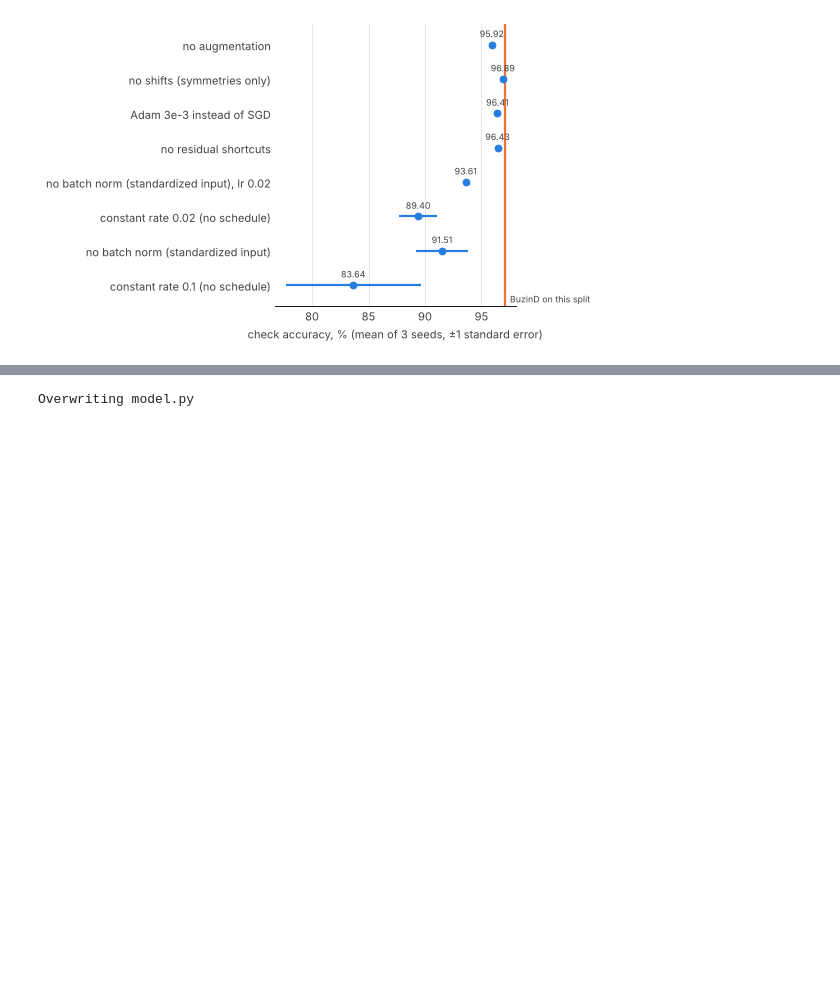
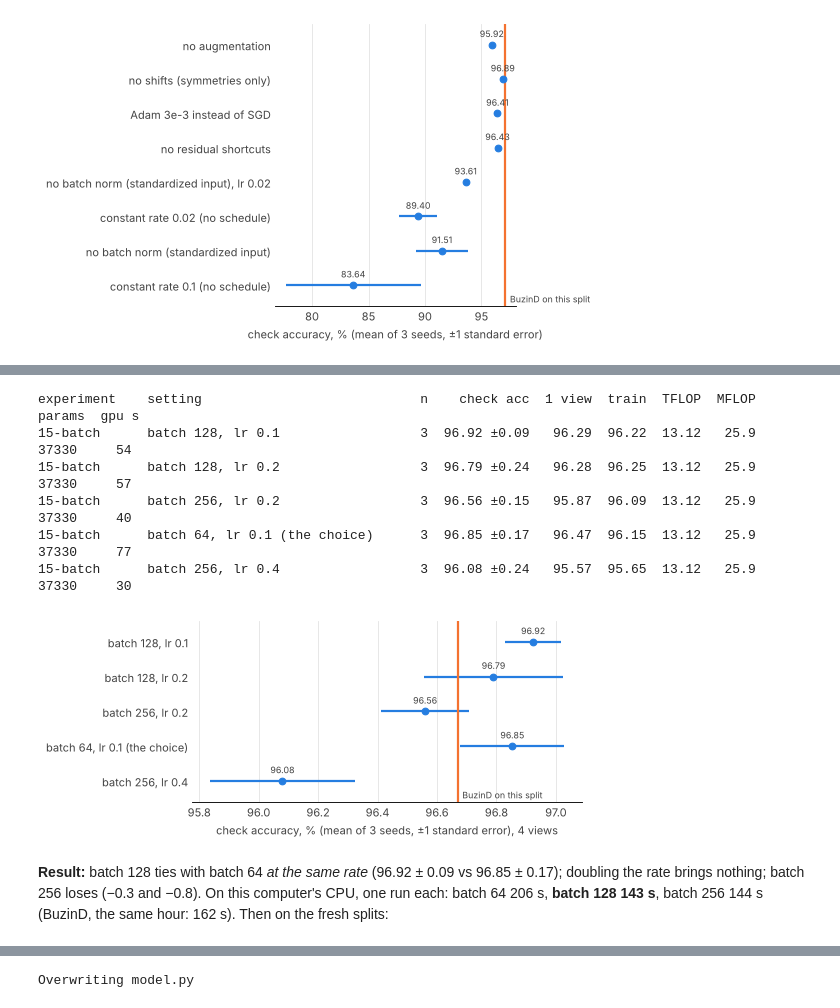
Before and after one commit to dewansa/undefined-eurosat, a Jupyter notebook: submissions/autoresearch/3-confirm-and-submit.ipynb, the cells around one changed output, grey strips where cells are left out. Cells and saved outputs as stored; diff of their text form; code cells hidden in the pictures; blank space fills up the shorter version.

```diff
--- a/submissions/autoresearch/3-confirm-and-submit.ipynb
+++ b/submissions/autoresearch/3-confirm-and-submit.ipynb
@@ -104,0 +125,16 @@ Running the next cell writes `model.py`; GitHub only ever sees that file.
+# %%
+show("15-batch")
+plot_settings("15-batch", bar=96.67, views=4);
+# %% [output]
+experiment    setting                            n    check acc  1 view  train  TFLOP  MFLOP   params  gpu s
+15-batch      batch 128, lr 0.1                  3  96.92 ±0.09   96.29  96.22  13.12   25.9    37330     54
+15-batch      batch 128, lr 0.2                  3  96.79 ±0.24   96.28  96.25  13.12   25.9    37330     57
+15-batch      batch 256, lr 0.2                  3  96.56 ±0.15   95.87  96.09  13.12   25.9    37330     40
+15-batch      batch 64, lr 0.1 (the choice)      3  96.85 ±0.17   96.47  96.15  13.12   25.9    37330     77
+15-batch      batch 256, lr 0.4                  3  96.08 ±0.24   95.57  95.65  13.12   25.9    37330     30
+[figure, added]
+# %% [markdown]
+**Result:** batch 128 ties with batch 64 *at the same rate* (96.92 ± 0.09 vs 96.85 ±
+0.17); doubling the rate brings nothing; batch 256 loses (−0.3 and −0.8). On this
+computer's CPU, one run each: batch 64 206 s, **batch 128 143 s**, batch 256 144 s
+(BuzinD, the same hour: 162 s). Then on the fresh splits:
```
Also changed, not shown: parts of 7 cells of this notebook, 7 other files.
